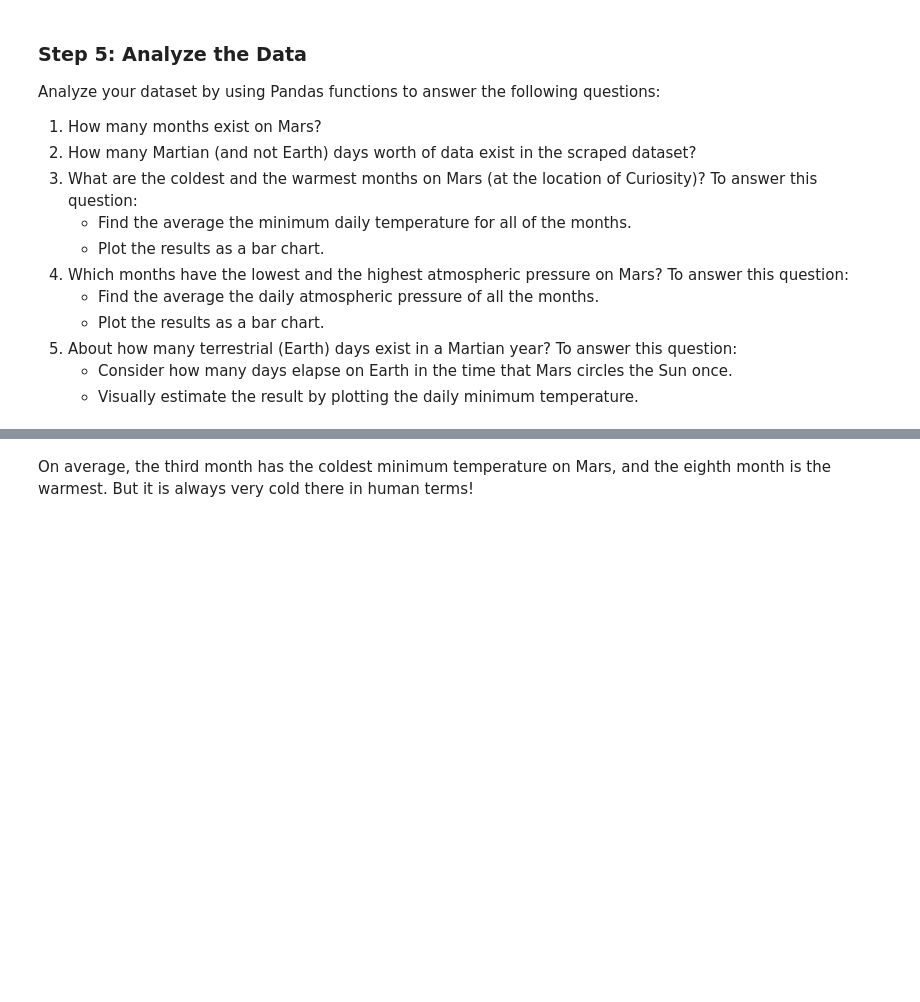
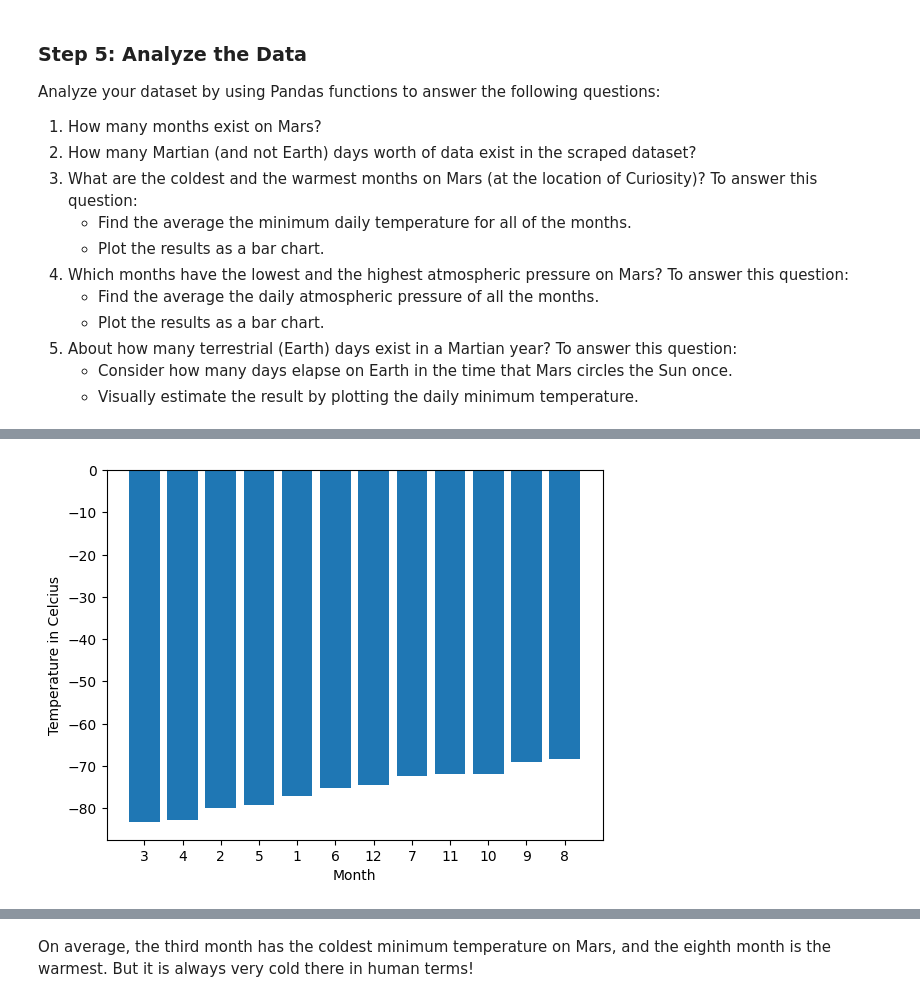
Before and after one commit to lizmartin/webscraping-challenge, a Jupyter notebook: part_2_mars_weather.ipynb, the cells around one changed output, grey strips where cells are left out. Cells and saved outputs as stored; diff of their text form; code cells hidden in the pictures; blank space fills up the shorter version.

```diff
--- a/part_2_mars_weather.ipynb
+++ b/part_2_mars_weather.ipynb
@@ -146,2 +203,15 @@ Analyze your dataset by using Pandas functions to answer the following questions
+# %%
+# Identify the coldest and hottest months in Curiosity's location
+months_sorted = temp.sort_values().index
+temp_sorted = temp.sort_values()
+
+# Create plot
+plt.xlabel("Month")
+plt.ylabel("Temperature in Celcius")
+plt.bar(x_axis, temp_sorted)
+plt.xticks(tick_loc, months_sorted)
+plt.show()
+# %% [output]
+[figure, added]
 # %%
 # 4. Average pressure by Martian month
```
Also changed, not shown: parts of 17 cells of this notebook, 1 other file.
